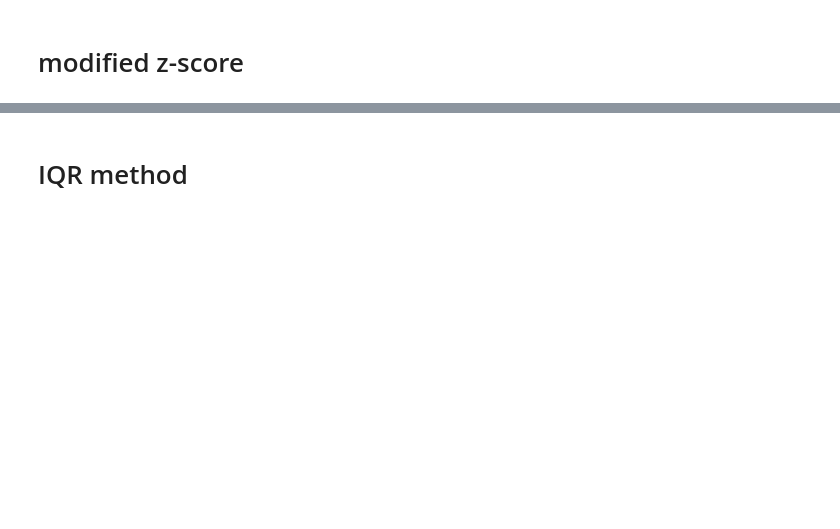
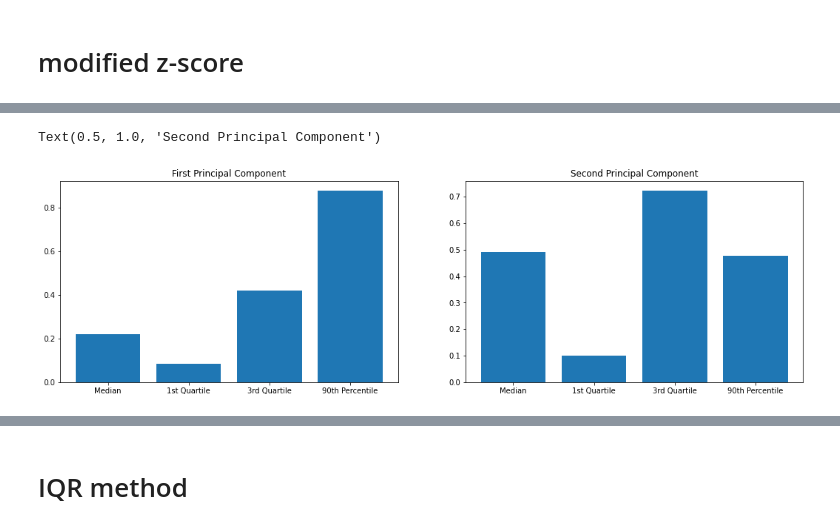
Before and after one commit to martaradzi/RTX, a Jupyter notebook: experiments/LONGEST_RUN/Outliers Detection Tests.ipynb, the cells around one changed output, grey strips where cells are left out. Drawn from its saved outputs; the diff is of its cells as text; code cells hidden in the pictures; blank space fills up the shorter version.

```diff
--- a/experiments/LONGEST_RUN/Outliers Detection Tests.ipynb
+++ b/experiments/LONGEST_RUN/Outliers Detection Tests.ipynb
@@ -193,0 +327,23 @@ Outliers detected: 2
+# %%
+feat_1 = [0.21872415, 0.08280164, 0.41947066, 0.87712485]
+feat_2 = [0.489671,   0.10052078, 0.72274623, 0.47723764]
+# %%
+bars = ['Median', '1st Quartile', '3rd Quartile', '90th Percentile']
+y_pos = np.arange(len(bars))
+# %%
+# Create bars
+fig, (ax1, ax2) = plt.subplots(1, 2,figsize=(18,5))
+ax1.set_xticks([0, 1, 2, 3])
+ax1.bar(y_pos, feat_1)
+ax1.set_xticklabels(bars)
+ax1.set_title('First Principal Component')
+
+ax2.set_xticks([0, 1, 2, 3])
+ax2.bar(y_pos, feat_2)
+ax2.set_xticklabels(bars)
+ax2.set_title('Second Principal Component')
+
+# Show graphic
+# %% [output]
+Text(0.5, 1.0, 'Second Principal Component')
+[figure, added]
```
Also changed, not shown: parts of 19 cells of this notebook, 4 other files.
